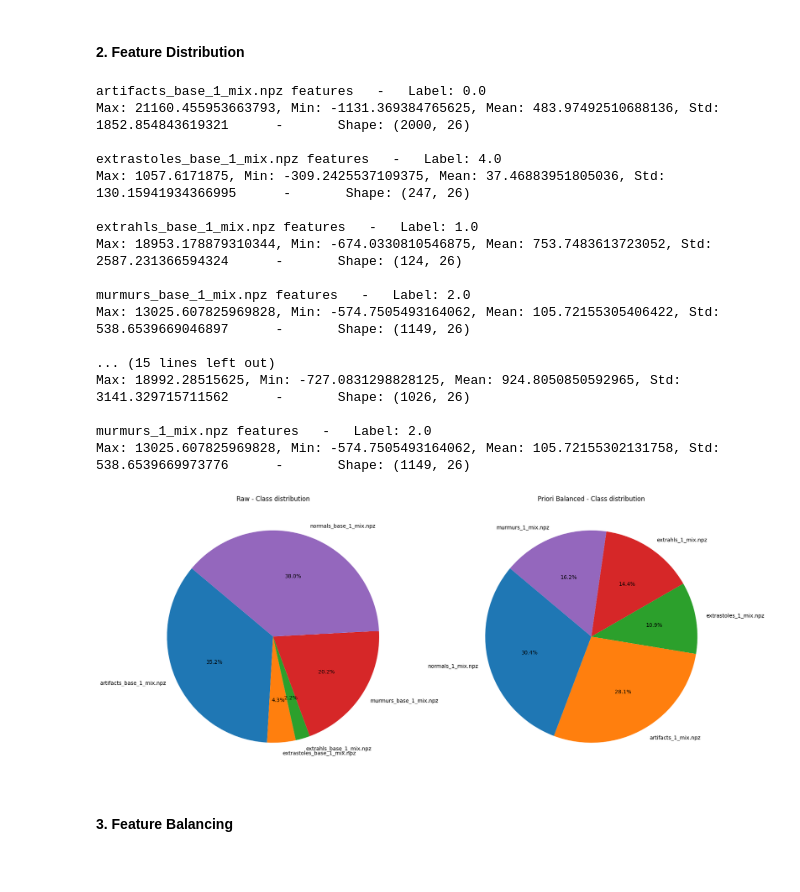
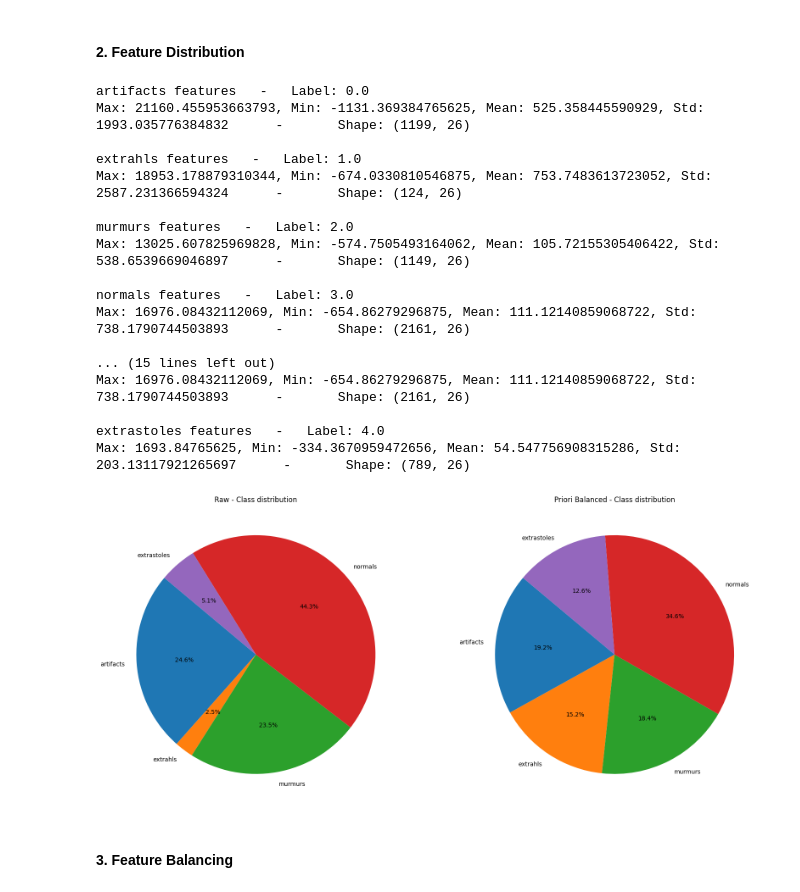
Before and after one commit to DavideLigari01/advanced-biomedical-project, a Jupyter notebook: notebooks/posteriori_balancing.ipynb, the cells around one changed output. Saved outputs shown, nothing was run; the diff lists cells and outputs as text; code cells hidden in the pictures.

Commit message:
fixing extraction names

```diff
--- a/notebooks/posteriori_balancing.ipynb
+++ b/notebooks/posteriori_balancing.ipynb
@@ -17,63 +17,69 @@ from sklearn.model_selection import train_test_split
 # %% [markdown]
 #### 1. Load Data <a id='Load-Data'></a>
 # %%
+# properties of the data
+frame_length = 1
+sample_rate = 'mix'
+n_mfcc = 20
+
+
 # paths to the features and the labels
 FEATURES_RAW_DIR = '../features/raw/'
+
 FEATURES_PRIORI_BAL_DIR = '../features/balanced/priori/'
+NAME = f'full_data_{frame_length}_{sample_rate}_{n_mfcc}.npy'
+
 DIRS = [FEATURES_RAW_DIR, FEATURES_PRIORI_BAL_DIR]
 
 FEATURES_POSTERIORI_BAL_DIR = '../features/balanced/posteriori/'
-
-# properties of the data
-frame_length = 1
-sample_rate = 'mix'
 # %% [markdown]
 #### 2. Feature Distribution <a id='Feature-Distribution'></a>
 # %%
-# basics statistics
+# pie charts
 fig, axs = plt.subplots(1, 2, figsize=(20, 10))
 titles = ['Raw', 'Priori Balanced']
 
 for i, DIR in enumerate(DIRS):
-	names = os.listdir(DIR)
+	full_data = np.load(DIR + NAME, allow_pickle=True).item()
+	class_names = ['artifacts', 'extrahls', 'murmurs', 'normals', 'extrastoles']
 	shapes = []
 	name_labels = {}
 
-	for name in names:
-		features = np.load(DIR + name)['X']
-		label = np.load(DIR + name)['y'][0]
+	for name in class_names:
+		features = full_data[name]['X']
+		label = full_data[name]['y'][0]
 		name_labels[name] = label
 		max = features.max()
 		min = features.min()
 		mean = features.mean()
 		std = features.std()
 		print(f'{name} features   -   Label: {label}')
 		print(f'Max: {max}, Min: {min}, Mean: {mean}, Std: {std}      -       Shape: {features.shape}\n')
 		shapes.append(features.shape[0])
 
 	print('\n')
 	title = titles[i]
 	axs[i].pie(shapes, labels = name_labels.keys(), autopct='%1.1f%%', startangle=140)
 	axs[i].set_title(f'{title} - Class distribution')
 # %% [output]
-artifacts_base_1_mix.npz features   -   Label: 0.0
-Max: 21160.455953663793, Min: -1131.369384765625, Mean: 483.97492510688136, Std: 1852.854843619321      -       Shape: (2000, 26)
+artifacts features   -   Label: 0.0
+Max: 21160.455953663793, Min: -1131.369384765625, Mean: 525.358445590929, Std: 1993.035776384832      -       Shape: (1199, 26)
 
-extrastoles_base_1_mix.npz features   -   Label: 4.0
-Max: 1057.6171875, Min: -309.2425537109375, Mean: 37.46883951805036, Std: 130.15941934366995      -       Shape: (247, 26)
-
-extrahls_base_1_mix.npz features   -   Label: 1.0
+extrahls features   -   Label: 1.0
 Max: 18953.178879310344, Min: -674.0330810546875, Mean: 753.7483613723052, Std: 2587.231366594324      -       Shape: (124, 26)
 
-murmurs_base_1_mix.npz features   -   Label: 2.0
+murmurs features   -   Label: 2.0
 Max: 13025.607825969828, Min: -574.7505493164062, Mean: 105.72155305406422, Std: 538.6539669046897      -       Shape: (1149, 26)
 
+normals features   -   Label: 3.0
+Max: 16976.08432112069, Min: -654.86279296875, Mean: 111.12140859068722, Std: 738.1790744503893      -       Shape: (2161, 26)
+
 ... (15 lines left out)
-Max: 18992.28515625, Min: -727.0831298828125, Mean: 924.8050850592965, Std: 3141.329715711562      -       Shape: (1026, 26)
+Max: 16976.08432112069, Min: -654.86279296875, Mean: 111.12140859068722, Std: 738.1790744503893      -       Shape: (2161, 26)
 
-murmurs_1_mix.npz features   -   Label: 2.0
-Max: 13025.607825969828, Min: -574.7505493164062, Mean: 105.72155302131758, Std: 538.6539669973776      -       Shape: (1149, 26)
+extrastoles features   -   Label: 4.0
+Max: 1693.84765625, Min: -334.3670959472656, Mean: 54.547756908315286, Std: 203.13117921265697      -       Shape: (789, 26)
-[figure, old version]
+[figure, new version]
 # %% [markdown]
 #### 3. Feature Balancing <a id='Feature-Balancing'></a>
 # %% [markdown]
```
Also changed, not shown: parts of 4 cells of this notebook, 3 other files.
